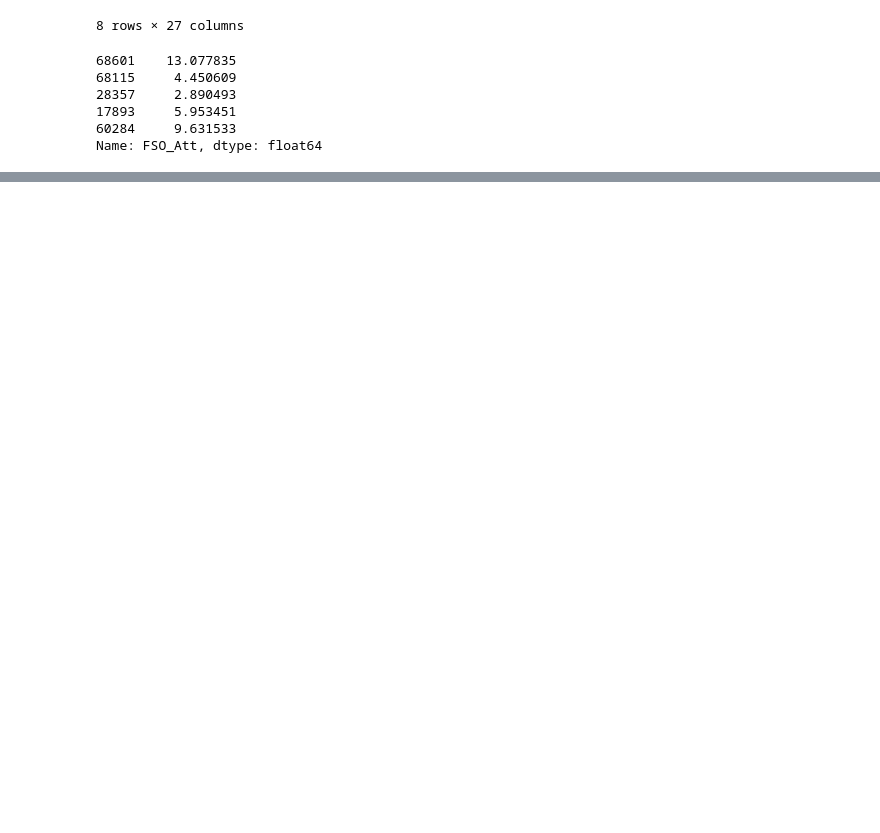
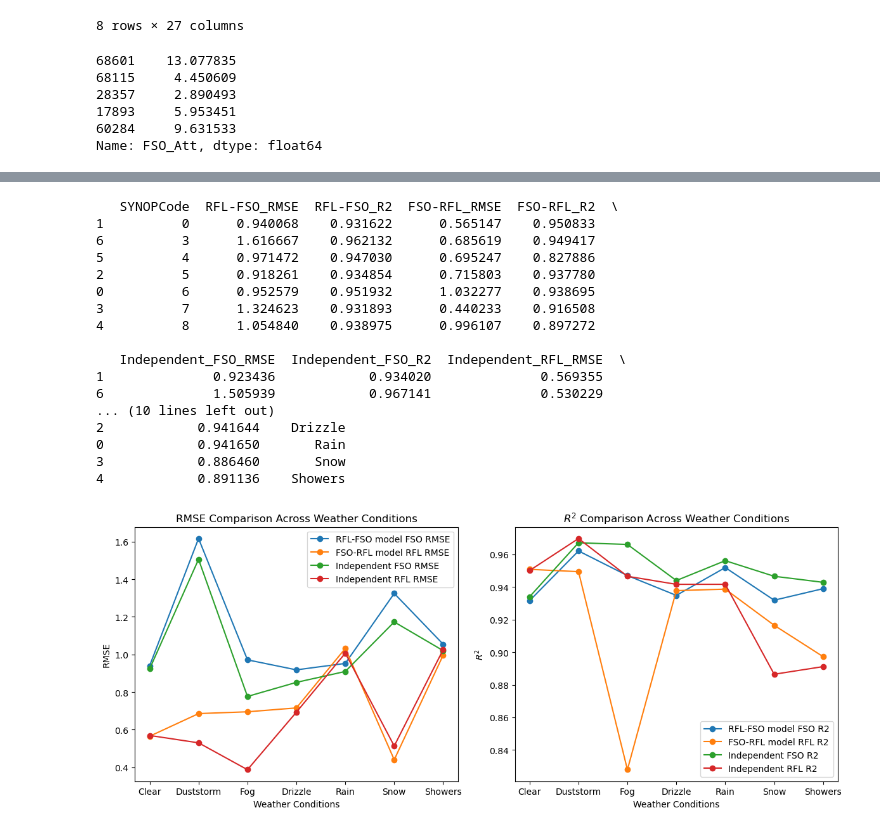
Before and after one commit to Purushka/Project-Code, a Jupyter notebook: Project-partB/result_plotting.ipynb, the cells around one changed output, grey strips where cells are left out. Saved outputs shown, nothing was run; the diff lists cells and outputs as text; code cells hidden in the pictures; blank space fills up the shorter version.

```diff
--- a/Project-partB/result_plotting.ipynb
+++ b/Project-partB/result_plotting.ipynb
@@ -486,0 +577,68 @@ plt.show()
+# %%
+# Mapping of SYNOPCode to weather conditions
+synop_to_weather = {
+    0: "Clear",
+    3: "Duststorm",
+    4: "Fog",
+    5: "Drizzle",
+    6: "Rain",
+    7: "Snow",
+    8: "Showers"
+}
+
+# Define the order of SYNOP codes and corresponding weather conditions
+ordered_synop_codes = [0, 3, 4, 5, 6, 7, 8]
+weather_conditions = [synop_to_weather[code] for code in ordered_synop_codes]
+
+# Sort the DataFrame by SYNOPCode
+metrics_df_sorted = metrics_df.sort_values(by='SYNOPCode')
+
+# Create a new column in the DataFrame to map SYNOPCode to weather conditions
+metrics_df_sorted['Weather'] = metrics_df_sorted['SYNOPCode'].map(synop_to_weather)
+print(metrics_df_sorted)
+# Plotting
+plt.figure(figsize=(12,5))
+
+# Plot RMSE
+plt.subplot(1, 2, 1)
+plt.plot(weather_conditions, metrics_df_sorted['RFL-FSO_RMSE'], label='RFL-FSO model FSO RMSE', marker='o')
+plt.plot(weather_conditions, metrics_df_sorted['FSO-RFL_RMSE'], label='FSO-RFL model RFL RMSE', marker='o')
+plt.plot(weather_conditions, metrics_df_sorted['Independent_FSO_RMSE'], label='Independent FSO RMSE', marker='o')
+plt.plot(weather_conditions, metrics_df_sorted['Independent_RFL_RMSE'], label='Independent RFL RMSE', marker='o')
+plt.xlabel('Weather Conditions')
+plt.ylabel('RMSE')
+plt.title('RMSE Comparison Across Weather Conditions')
+plt.legend()
+
+# Plot R2
+plt.subplot(1, 2, 2)
+plt.plot(weather_conditions, metrics_df_sorted['RFL-FSO_R2'], label='RFL-FSO model FSO R2', marker='o')
+plt.plot(weather_conditions, metrics_df_sorted['FSO-RFL_R2'], label='FSO-RFL model RFL R2', marker='o')
+plt.plot(weather_conditions, metrics_df_sorted['Independent_FSO_R2'], label='Independent FSO R2', marker='o')
+plt.plot(weather_conditions, metrics_df_sorted['Independent_RFL_R2'], label='Independent RFL R2', marker='o')
+plt.xlabel('Weather Conditions')
+plt.ylabel('$R^2$')
+plt.title('$R^2$ Comparison Across Weather Conditions')
+plt.legend()
+
+plt.tight_layout()
+plt.show()
+# %% [output]
+   SYNOPCode  RFL-FSO_RMSE  RFL-FSO_R2  FSO-RFL_RMSE  FSO-RFL_R2  \
+1          0      0.940068    0.931622      0.565147    0.950833
+6          3      1.616667    0.962132      0.685619    0.949417
+5          4      0.971472    0.947030      0.695247    0.827886
+2          5      0.918261    0.934854      0.715803    0.937780
+0          6      0.952579    0.951932      1.032277    0.938695
+3          7      1.324623    0.931893      0.440233    0.916508
+4          8      1.054840    0.938975      0.996107    0.897272
+
+   Independent_FSO_RMSE  Independent_FSO_R2  Independent_RFL_RMSE  \
+1              0.923436            0.934020              0.569355
+6              1.505939            0.967141              0.530229
+... (10 lines left out)
+2            0.941644    Drizzle
+0            0.941650       Rain
+3            0.886460       Snow
+4            0.891136    Showers
+[figure, added]
```
Also changed, not shown: parts of 11 cells of this notebook.
